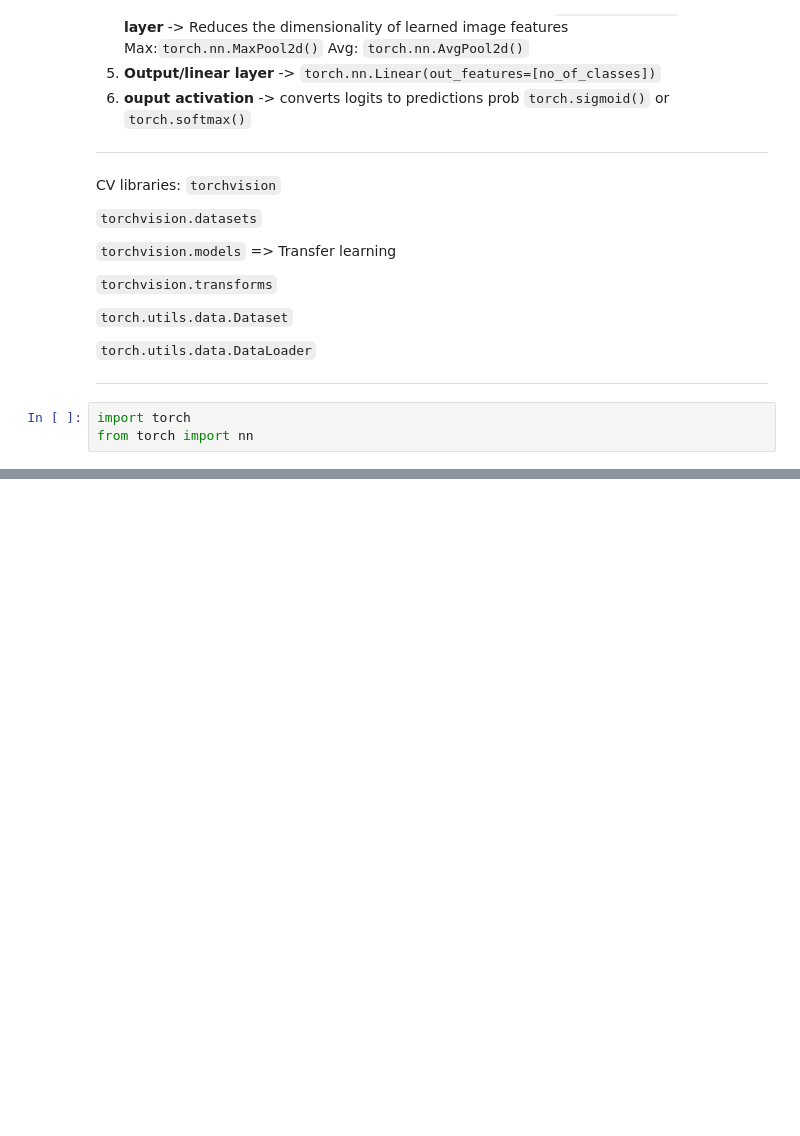
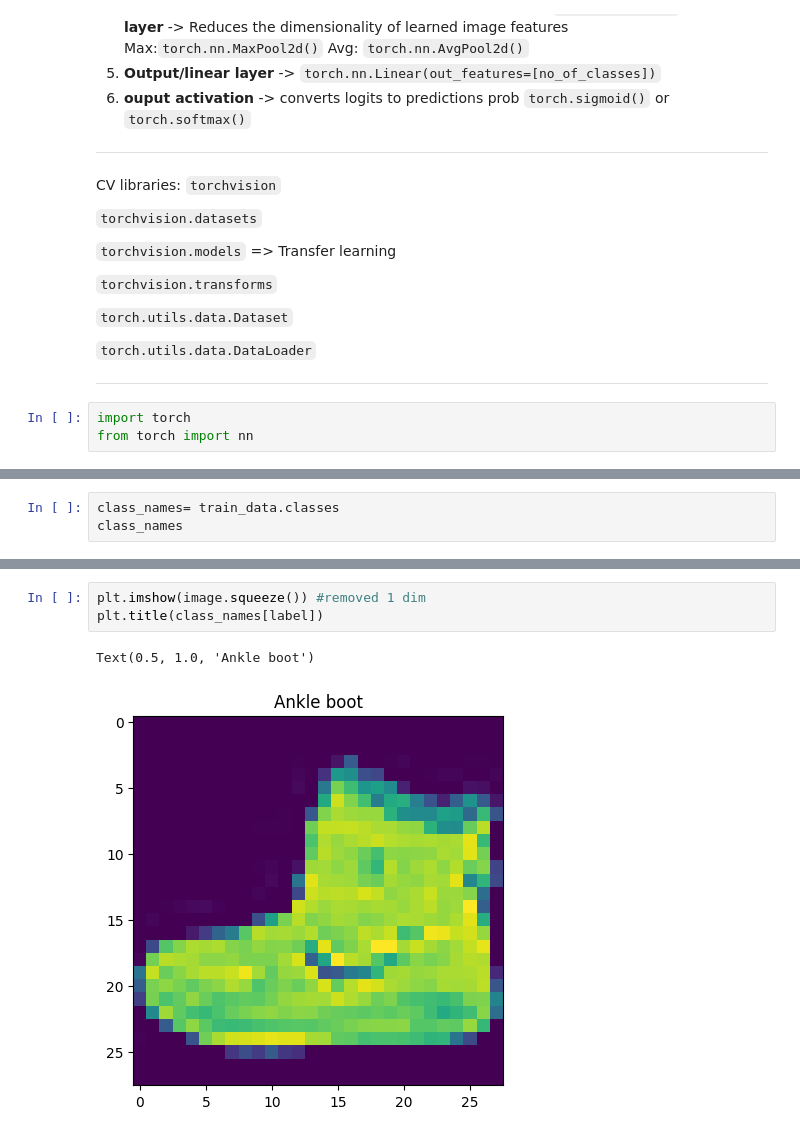
Before and after one commit to therealshai/Pytorch-notebooks, a Jupyter notebook: 03_pytorch_CV.ipynb, the cells around one changed output, grey strips where cells are left out. Cells and saved outputs as stored; diff of their text form; blank space fills up the shorter version.

```diff
--- a/03_pytorch_CV.ipynb
+++ b/03_pytorch_CV.ipynb
@@ -75,0 +132,3 @@ from torchvision.datasets import FashionMNIST
+# %%
+class_names= train_data.classes
+class_names
@@ -75,0 +192,6 @@ from torchvision.datasets import FashionMNIST
+# %%
+plt.imshow(image.squeeze()) #removed 1 dim
+plt.title(class_names[label])
+# %% [output]
+Text(0.5, 1.0, 'Ankle boot')
+[figure, added]
```
Also changed, not shown: parts of 27 cells of this notebook.
